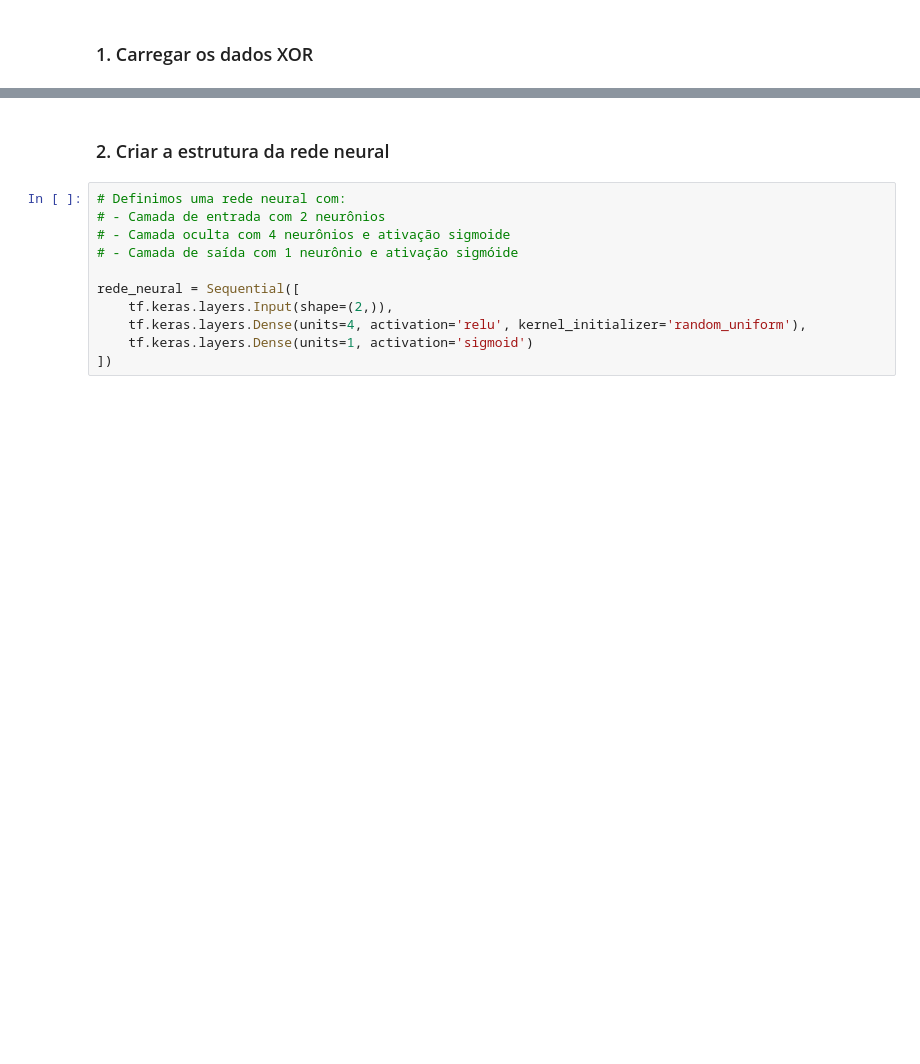
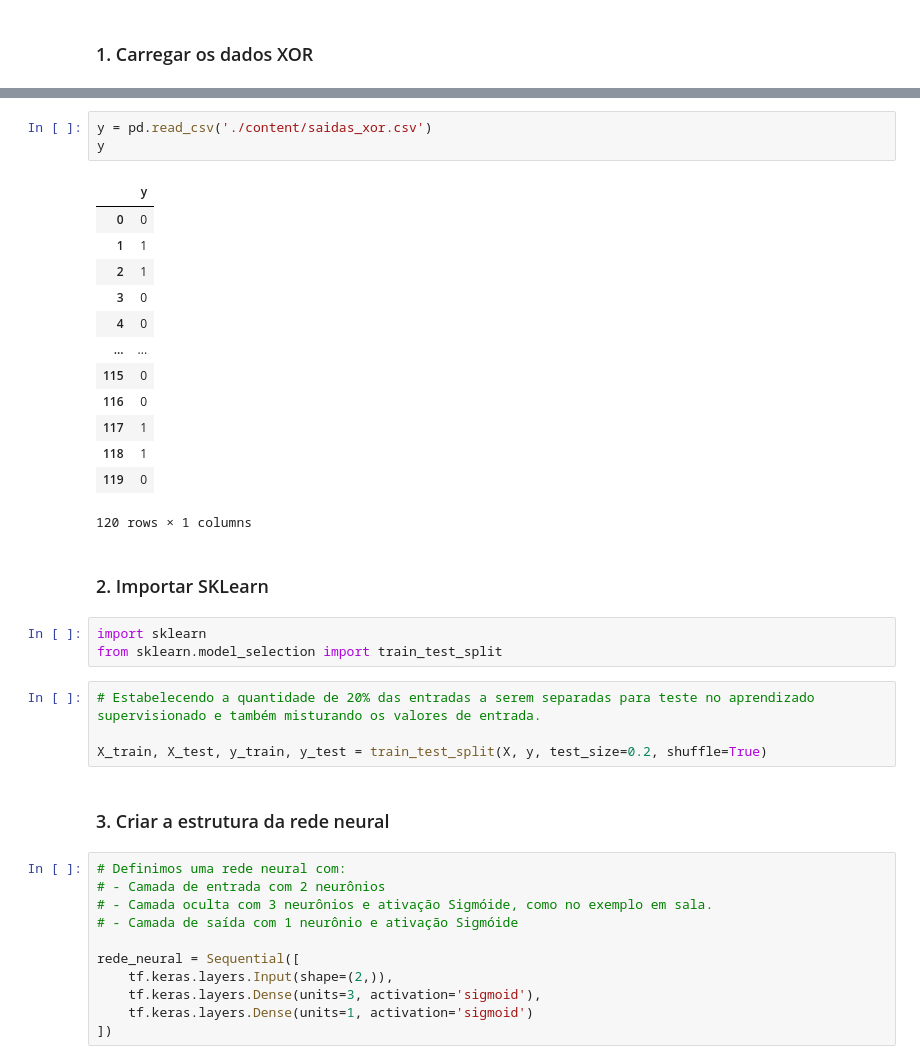
Before and after one commit to dcalliari/xor_classification_ann, a Jupyter notebook: xor_classification_ann.ipynb, the cells around one changed output, grey strips where cells are left out. Saved outputs shown, nothing was run; the diff lists cells and outputs as text; blank space fills up the shorter version.

Commit message:
refactor: refine neural network

```diff
--- a/xor_classification_ann.ipynb
+++ b/xor_classification_ann.ipynb
@@ -32,14 +33,40 @@ print(y)
+# %%
+y = pd.read_csv('./content/saidas_xor.csv')
+y
+# %% [output]
+|  | y |
+| 0 | 0 |
+| 1 | 1 |
+| 2 | 1 |
+| 3 | 0 |
+| 4 | 0 |
+| ... | ... |
+| 115 | 0 |
+| 116 | 0 |
+| 117 | 1 |
+| 118 | 1 |
+| 119 | 0 |
+120 rows × 1 columns
+# %% [markdown]
+### 2. Importar SKLearn
+# %%
+import sklearn
+from sklearn.model_selection import train_test_split
+# %%
+# Estabelecendo a quantidade de 20% das entradas a serem separadas para teste no aprendizado supervisionado e também misturando os valores de entrada.
+
+X_train, X_test, y_train, y_test = train_test_split(X, y, test_size=0.2, shuffle=True)
 # %% [markdown]
-### 2. Criar a estrutura da rede neural
+### 3. Criar a estrutura da rede neural
 # %%
 # Definimos uma rede neural com:
 # - Camada de entrada com 2 neurônios
-# - Camada oculta com 4 neurônios e ativação sigmoide
-# - Camada de saída com 1 neurônio e ativação sigmóide
+# - Camada oculta com 3 neurônios e ativação Sigmóide, como no exemplo em sala.
+# - Camada de saída com 1 neurônio e ativação Sigmóide
 
 rede_neural = Sequential([
     tf.keras.layers.Input(shape=(2,)),
-    tf.keras.layers.Dense(units=4, activation='relu', kernel_initializer='random_uniform'),
+    tf.keras.layers.Dense(units=3, activation='sigmoid'),
     tf.keras.layers.Dense(units=1, activation='sigmoid')
 ])
 # %% [markdown]
```
Also changed, not shown: parts of 13 cells of this notebook, 2 other files.
